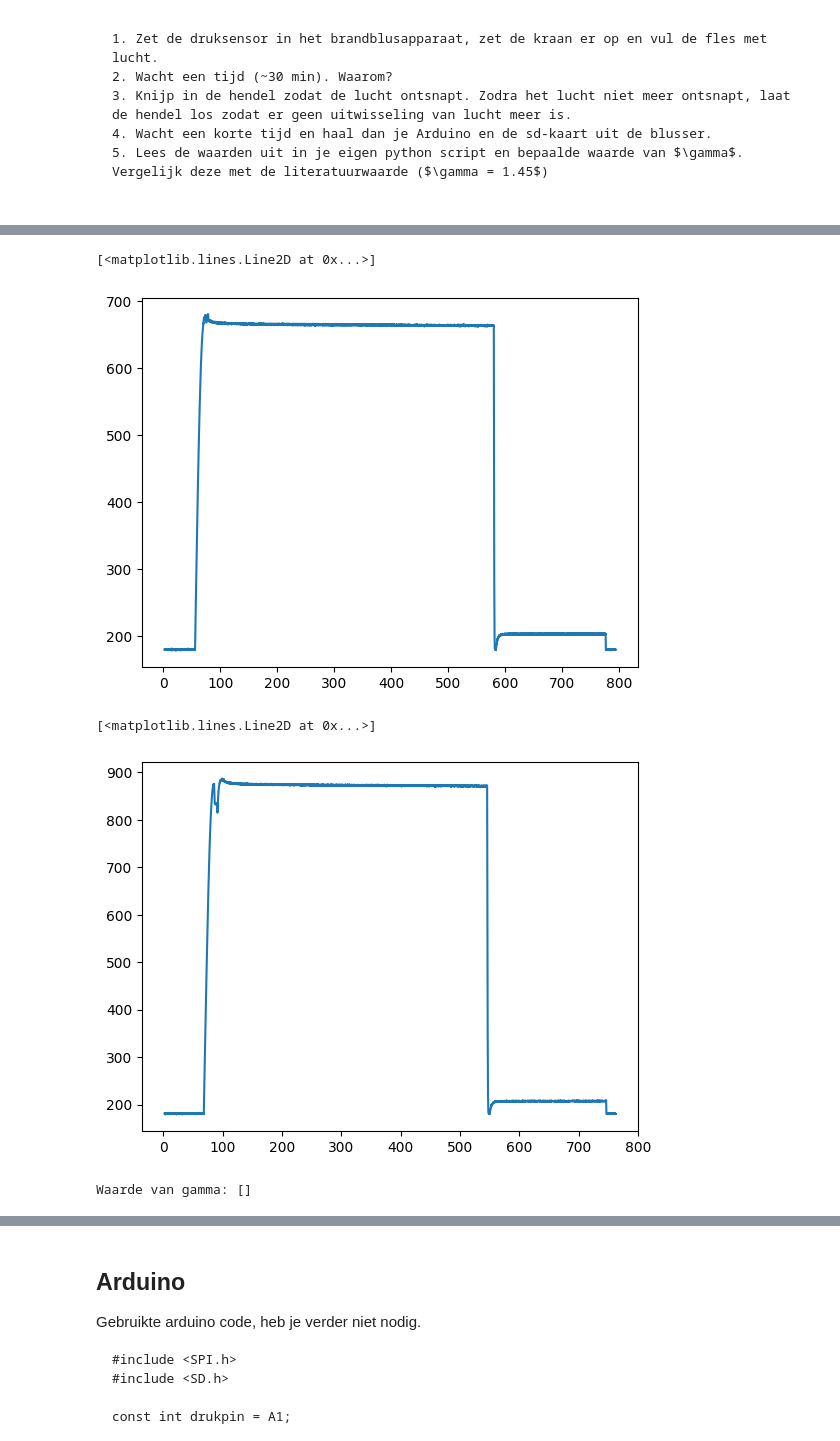
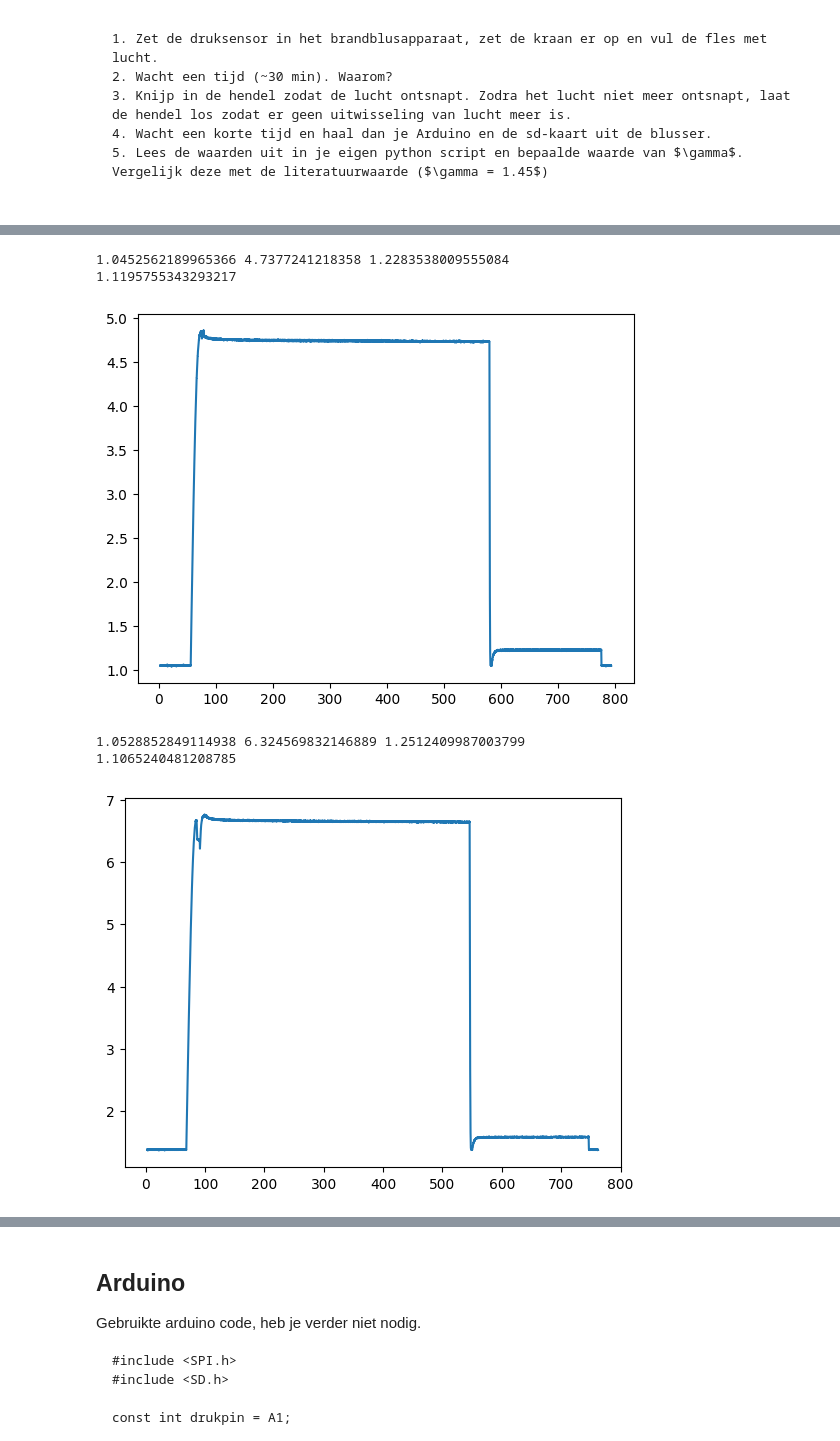
Before and after one commit to BobVill/32, a Jupyter notebook: Content/Labs/pV_diagram.ipynb, the cells around one changed output, grey strips where cells are left out. Drawn from its saved outputs; the diff is of its cells as text; code cells hidden in the pictures.

```diff
--- a/Content/Labs/pV_diagram.ipynb
+++ b/Content/Labs/pV_diagram.ipynb
@@ -46,8 +52,22 @@ $$
 # %%
 data1=np.loadtxt('DATA.CSV', unpack=True, delimiter=',', skiprows=1)
 tijd=data1[0]/1000
-druk=data1[1]
+a= 0.007629065914957156 #bar per bit
+b= 0.32797564569575144 #systematische fout, beide gevonden in druk sensor ijken
+
+druk=data1[1] * a -b #de geijkte waarde in bar
 print(druk)
 
 plt.plot(tijd, druk)
+
+patm_1 = data1[1,500] * a - b #gekeken in de plot welk punt de data van de atmosfeer zou geven
+p1_1 = data1[1,7000] * a-b #gekeken in de plot welk punt de data P1 zou geven
+p3_1 = data1[1,7550] * a-b #aangezien p3 best klein is, gekeken in de data zelf welk punt de data van P3 geeft
+print(patm_1,p1_1,p3_1)
+
+def gamma_berekenen(atmosfeer,p1,p3):
+    return (np.log(p1)-np.log(atmosfeer))/(np.log(p1)-np.log(p3)) #np.log geeft een ln
+
+gamma_1 = gamma_berekenen(patm_1,p1_1,p3_1)
+print (gamma_1)
 # %% [output]
@@ -57,39 +78,43 @@ plt.plot(tijd, druk)
 # %%
 data2=np.loadtxt('DATA2.CSV', unpack=True, delimiter=',', skiprows=1)
 tijd2=data2[0]/1000
-druk2=data2[1]
+druk2=data2[1]*a-b
 #print(druk)
+plt.plot(tijd2, druk2)
 
-plt.plot(tijd2, druk2)
+patm_2 = data2[1,300] * a - b
+p1_2 = data2[1,5500] * a-b
+p3_2 = data2[1,7000] * a-b
+print(patm_2,p1_2,p3_2)
+
+def gamma_berekenen(atmosfeer,p1,p3):
+    return (np.log(p1)-np.log(atmosfeer))/(np.log(p1)-np.log(p3)) #np.log geeft een ln
+
+gamma_2 = gamma_berekenen(patm_2,p1_2,p3_2)
+print (gamma_2)
 # %% [output]
-[<matplotlib.lines.Line2D at 0x...>]
+1.0452562189965366 4.7377241218358 1.2283538009555084
+1.1195755343293217
-[figure, old version]
+[figure, new version]
 # %%
 data3=np.loadtxt('DATA3.CSV', unpack=True, delimiter=',', skiprows=1)
 tijd3=data3[0]/1000
-druk3=data3[1]
+druk3=data3[1] * a
 #print(druk)
 
 plt.plot(tijd3, druk3)
+
+patm_3 = data3[1,300] * a - b
+p1_3 = data3[1,5000] * a-b
+p3_3 = data3[1,7000] * a-b
+print(patm_3,p1_3,p3_3)
+
+def gamma_berekenen(atmosfeer,p1,p3):
+    return (np.log(p1)-np.log(atmosfeer))/(np.log(p1)-np.log(p3)) #np.log geeft een ln
+
+gamma_3 = gamma_berekenen(patm_3,p1_3,p3_3)
+print (gamma_3)
 # %% [output]
-[<matplotlib.lines.Line2D at 0x...>]
+1.0528852849114938 6.324569832146889 1.2512409987003799
+1.1065240481208785
-[figure, old version]
+[figure, new version]
-# %%
-### Jouw code
-import numpy as np
-import matplotlib.pyplot as plt
-
-np.loadtxt('gegevens.txt', unpack=True, delimiter=',', skiprows=1)
-
-#Data:
-druk1=np.array([])  # Druk 1 in Pa
-druk_atm=np.array([]) # Atmosferische druk in Pa
-druk2=np.array([])  # Druk 2 in Pa
-
-def gamma(p1, p_atm, p3):
-    return (np.log(p1)-np.log(p_atm))/(np.log(p1)-np.log(p3))
-
-gamma=gamma(druk1, druk_atm, druk2)
-print("Waarde van gamma:", gamma)
-# %% [output]
-Waarde van gamma: []
```
Also changed, not shown: parts of 4 cells of this notebook.
